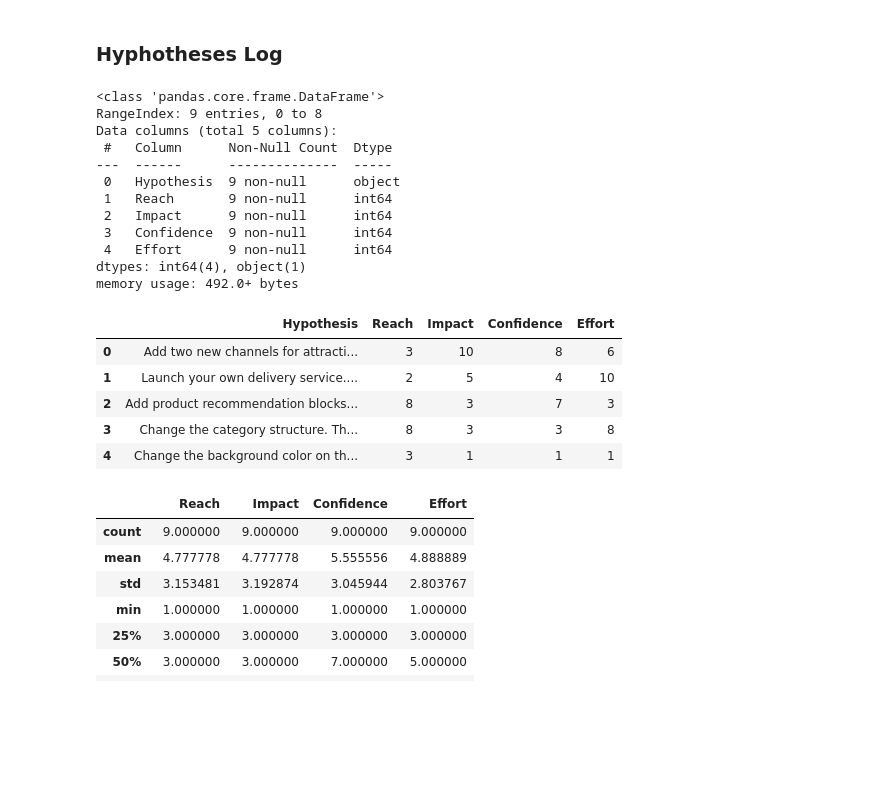
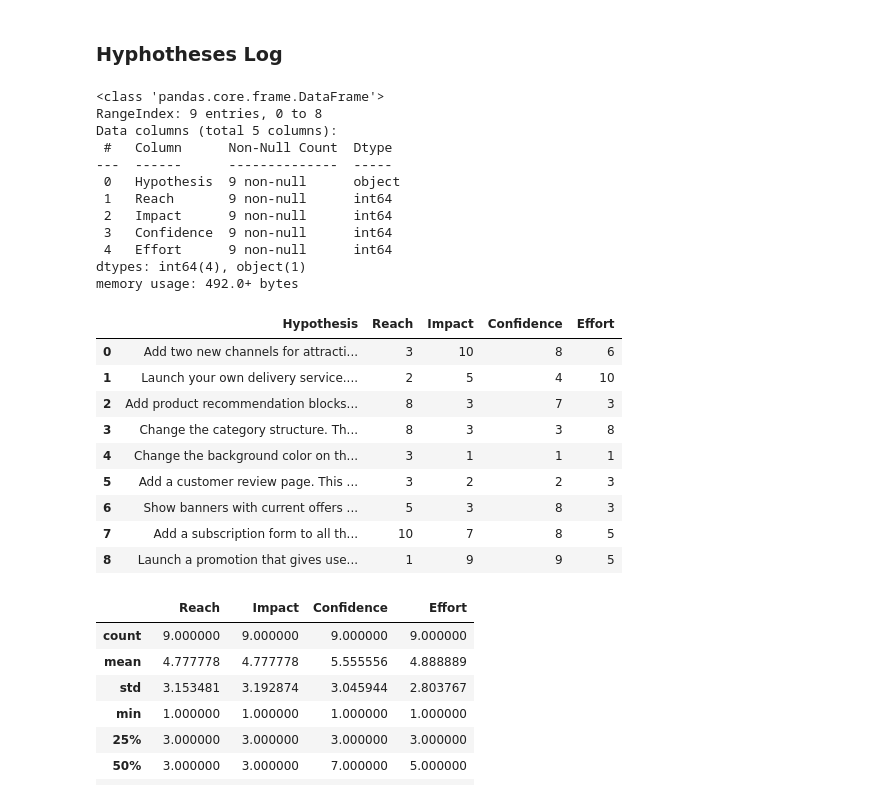
Before and after one commit to RafaelGenari/Bootcamp_Project_Making_Decisions_Based_In_Data, a Jupyter notebook: Notebooks/EDA.ipynb, the cells around one changed output. Cells and saved outputs as stored; diff of their text form; code cells hidden in the pictures; blank space fills up the shorter version.

```diff
--- a/Notebooks/EDA.ipynb
+++ b/Notebooks/EDA.ipynb
@@ -26,26 +26,30 @@ visits_log = pd.read_csv(url_visits_us_log, sep = ',')
 # %%
 hypotheses_log.info()
 print()
-hypotheses_log.head()
+hypotheses_log
 # %% [output]
 <class 'pandas.core.frame.DataFrame'>
 RangeIndex: 9 entries, 0 to 8
 Data columns (total 5 columns):
  #   Column      Non-Null Count  Dtype
 ---  ------      --------------  -----
  0   Hypothesis  9 non-null      object
  1   Reach       9 non-null      int64
  2   Impact      9 non-null      int64
  3   Confidence  9 non-null      int64
  4   Effort      9 non-null      int64
 dtypes: int64(4), object(1)
 memory usage: 492.0+ bytes
 |  | Hypothesis | Reach | Impact | Confidence | Effort |
 | 0 | Add two new channels for attracti... | 3 | 10 | 8 | 6 |
 | 1 | Launch your own delivery service.... | 2 | 5 | 4 | 10 |
 | 2 | Add product recommendation blocks... | 8 | 3 | 7 | 3 |
 | 3 | Change the category structure. Th... | 8 | 3 | 3 | 8 |
 | 4 | Change the background color on th... | 3 | 1 | 1 | 1 |
+| 5 | Add a customer review page. This ... | 3 | 2 | 2 | 3 |
+| 6 | Show banners with current offers ... | 5 | 3 | 8 | 3 |
+| 7 | Add a subscription form to all th... | 10 | 7 | 8 | 5 |
+| 8 | Launch a promotion that gives use... | 1 | 9 | 9 | 5 |
 # %%
 hypotheses_log.describe()
 # %% [output]
```
Also changed, not shown: parts of 43 cells of this notebook.
